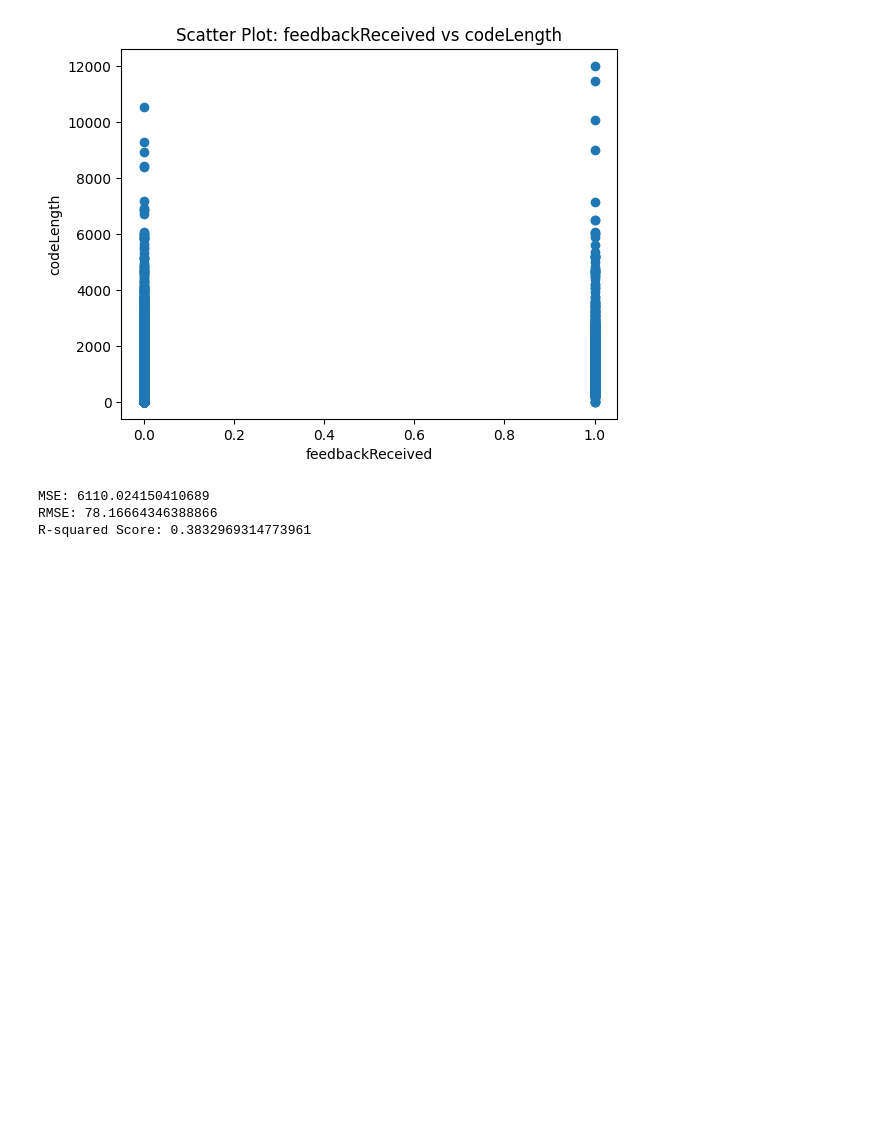
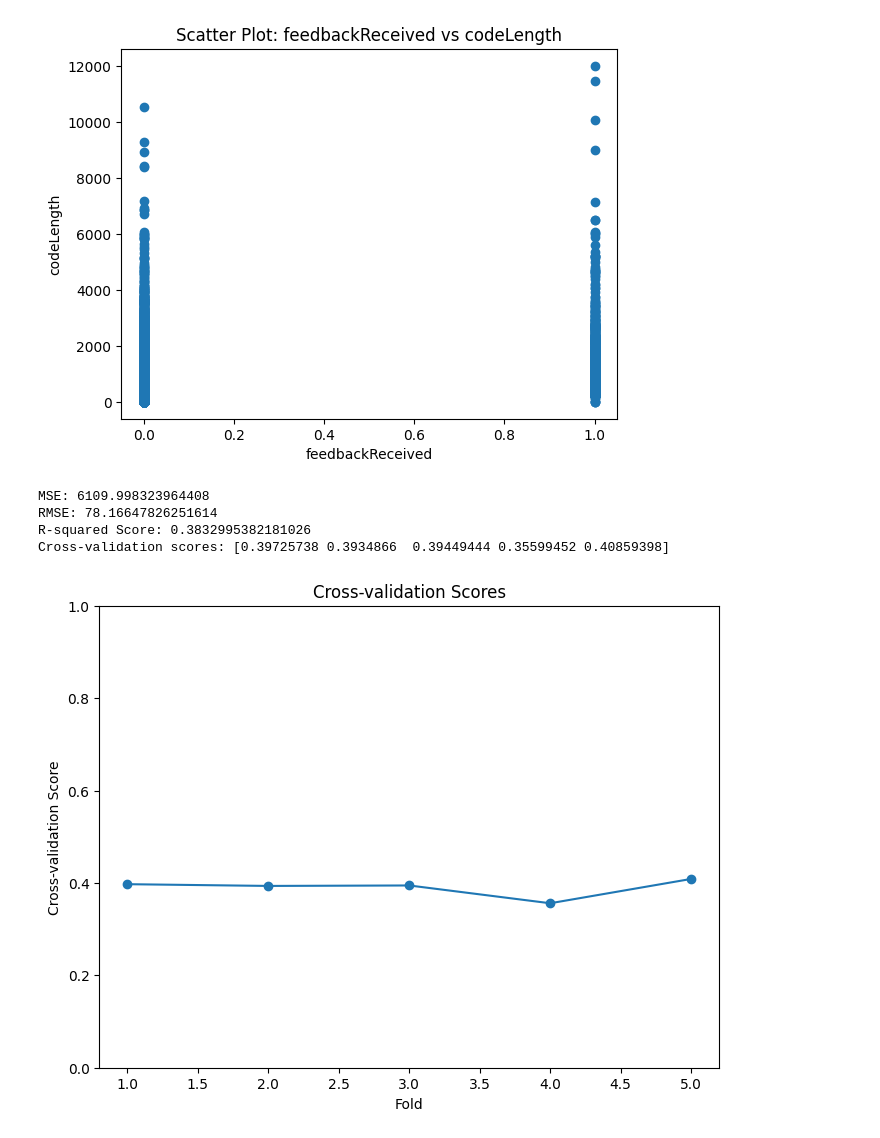
Before and after one commit to samchen0508/747-A2-data, a Jupyter notebook: results_2.ipynb, the cells around one changed output. Saved outputs shown, nothing was run; the diff lists cells and outputs as text; code cells hidden in the pictures; blank space fills up the shorter version.

```diff
--- a/results_2.ipynb
+++ b/results_2.ipynb
@@ -310,7 +310,7 @@ plt.show()
 #!{sys.executable} -m pip install scikit-plot
 import scikitplot as skplt
 from sklearn import tree
-from sklearn.model_selection import train_test_split
+from sklearn.model_selection import train_test_split, cross_val_score
 from sklearn import preprocessing
 from sklearn.metrics import mean_squared_error, r2_score
 
@@ -350,7 +350,21 @@ r2 = r2_score(target_test, clf_pred)
 print("MSE:", mse)
 print("RMSE:", rmse)
 print("R-squared Score:", r2)
+
+
+# Perform 5-fold cross-validation
+cv_scores = cross_val_score(clf, feature, target, cv=5)
+
+# Fit the model on the training data
+clf.fit(data_train, target_train)
+
+# Predict on the test data
+clf_pred = clf.predict(data_test)
+
+# Print the cross-validation scores
+print("Cross-validation scores:", cv_scores)
 # %% [output]
-MSE: 6110.024150410689
-RMSE: 78.16664346388866
-R-squared Score: 0.3832969314773961
+MSE: 6109.998323964408
+RMSE: 78.16647826251614
+R-squared Score: 0.3832995382181026
+Cross-validation scores: [0.39725738 0.3934866  0.39449444 0.35599452 0.40859398]
@@ -388,0 +371,10 @@ R-squared Score: 0.3832969314773961
+# %%
+plt.figure(figsize=(8, 6))
+plt.plot(range(1, len(cv_scores) + 1), cv_scores, marker='o')
+plt.xlabel('Fold')
+plt.ylabel('Cross-validation Score')
+plt.title('Cross-validation Scores')
+plt.ylim(0, 1)  # Set y-axis limits to better visualize the scores
+plt.show()
+# %% [output]
+[figure, added]
```
Also changed, not shown: parts of 1 cell of this notebook.
